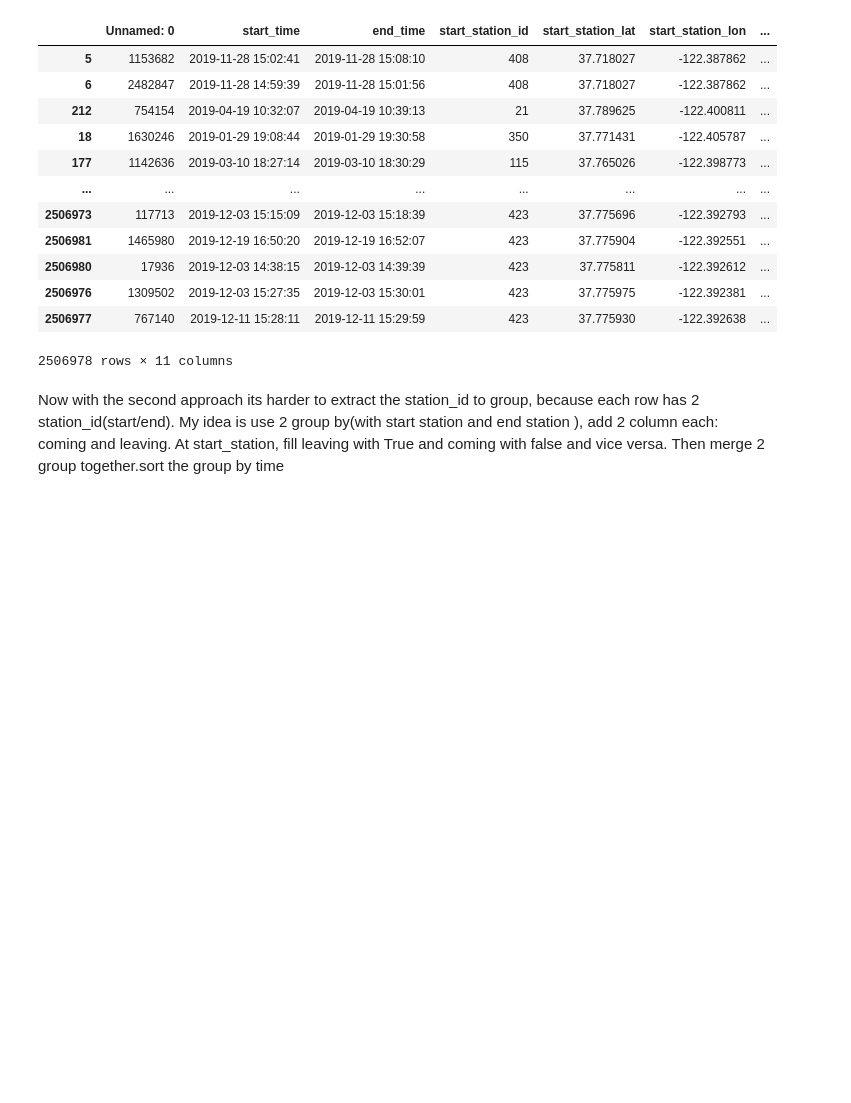
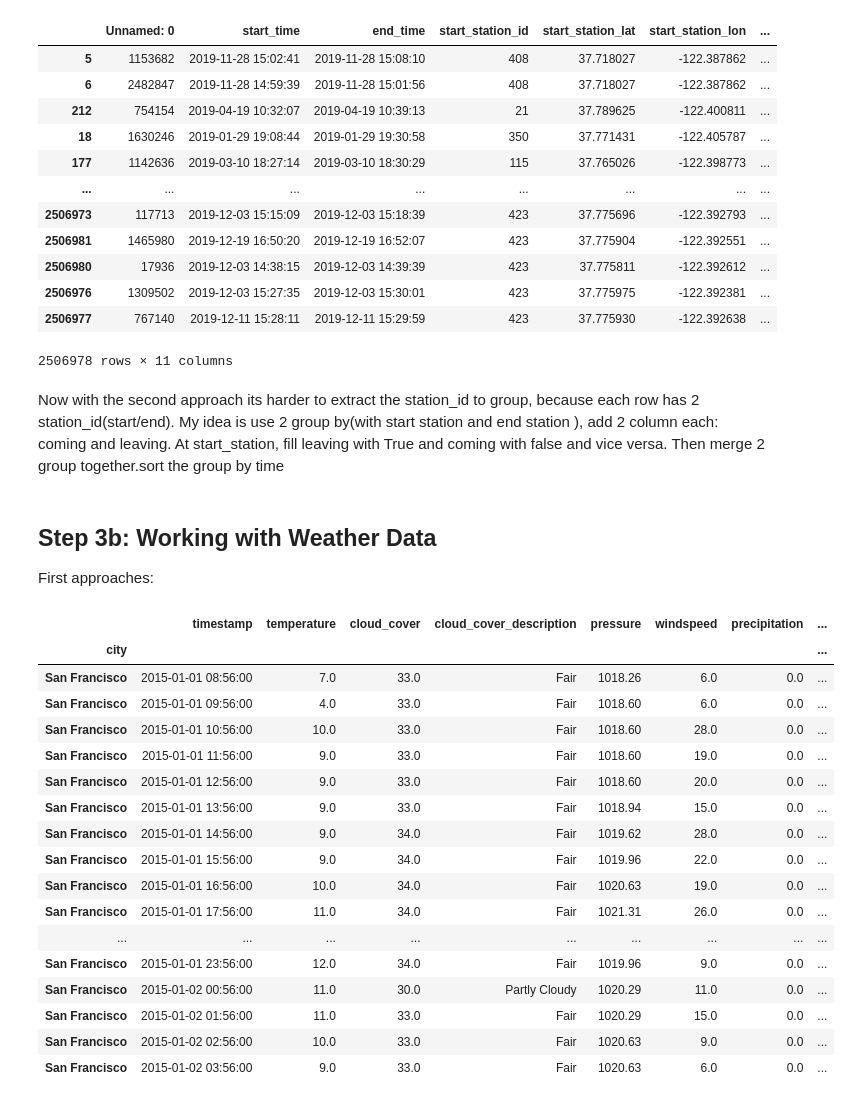
Before and after one commit to Ppkhanh/The-Learning-Machines, a Jupyter notebook: DataPrepVer1.ipynb, the cells around one changed output. Cells and saved outputs as stored; diff of their text form; code cells hidden in the pictures; blank space fills up the shorter version.

Commit message:
started working with weather data

```diff
--- a/DataPrepVer1.ipynb
+++ b/DataPrepVer1.ipynb
@@ -499,3 +499,31 @@ bikeRen
 # %% [markdown]
 Now with the second approach its harder to extract the station_id to group, because each row has 2 station_id(start/end).
 My idea is use 2 group by(with start station and end station ), add 2 column each: coming and leaving. At start_station, fill leaving with True and coming with false and vice versa. Then merge 2 group together.sort the group by time
+# %% [markdown]
+## Step 3b: Working with Weather Data
+
+First approaches:
+# %%
+# import the weather data
+wd = pd.read_csv("SanFrancisco", encoding="ISO-8859-1", index_col=0)
+# show first 20 rows
+wd.head(20)
+# %% [output]
+|  | timestamp | temperature | cloud_cover | cloud_cover_description | pressure | windspeed | precipitation | ... |
+| city |  |  |  |  |  |  |  | ... |
+| San Francisco | 2015-01-01 08:56:00 | 7.0 | 33.0 | Fair | 1018.26 | 6.0 | 0.0 | ... |
+| San Francisco | 2015-01-01 09:56:00 | 4.0 | 33.0 | Fair | 1018.60 | 6.0 | 0.0 | ... |
+| San Francisco | 2015-01-01 10:56:00 | 10.0 | 33.0 | Fair | 1018.60 | 28.0 | 0.0 | ... |
+| San Francisco | 2015-01-01 11:56:00 | 9.0 | 33.0 | Fair | 1018.60 | 19.0 | 0.0 | ... |
+| San Francisco | 2015-01-01 12:56:00 | 9.0 | 33.0 | Fair | 1018.60 | 20.0 | 0.0 | ... |
+| San Francisco | 2015-01-01 13:56:00 | 9.0 | 33.0 | Fair | 1018.94 | 15.0 | 0.0 | ... |
+| San Francisco | 2015-01-01 14:56:00 | 9.0 | 34.0 | Fair | 1019.62 | 28.0 | 0.0 | ... |
+| San Francisco | 2015-01-01 15:56:00 | 9.0 | 34.0 | Fair | 1019.96 | 22.0 | 0.0 | ... |
+| San Francisco | 2015-01-01 16:56:00 | 10.0 | 34.0 | Fair | 1020.63 | 19.0 | 0.0 | ... |
+| San Francisco | 2015-01-01 17:56:00 | 11.0 | 34.0 | Fair | 1021.31 | 26.0 | 0.0 | ... |
+| ... | ... | ... | ... | ... | ... | ... | ... | ... |
+| San Francisco | 2015-01-01 23:56:00 | 12.0 | 34.0 | Fair | 1019.96 | 9.0 | 0.0 | ... |
+| San Francisco | 2015-01-02 00:56:00 | 11.0 | 30.0 | Partly Cloudy | 1020.29 | 11.0 | 0.0 | ... |
+| San Francisco | 2015-01-02 01:56:00 | 11.0 | 33.0 | Fair | 1020.29 | 15.0 | 0.0 | ... |
+| San Francisco | 2015-01-02 02:56:00 | 10.0 | 33.0 | Fair | 1020.63 | 9.0 | 0.0 | ... |
+| San Francisco | 2015-01-02 03:56:00 | 9.0 | 33.0 | Fair | 1020.63 | 6.0 | 0.0 | ... |
```
Also changed, not shown: parts of 4 cells of this notebook.
